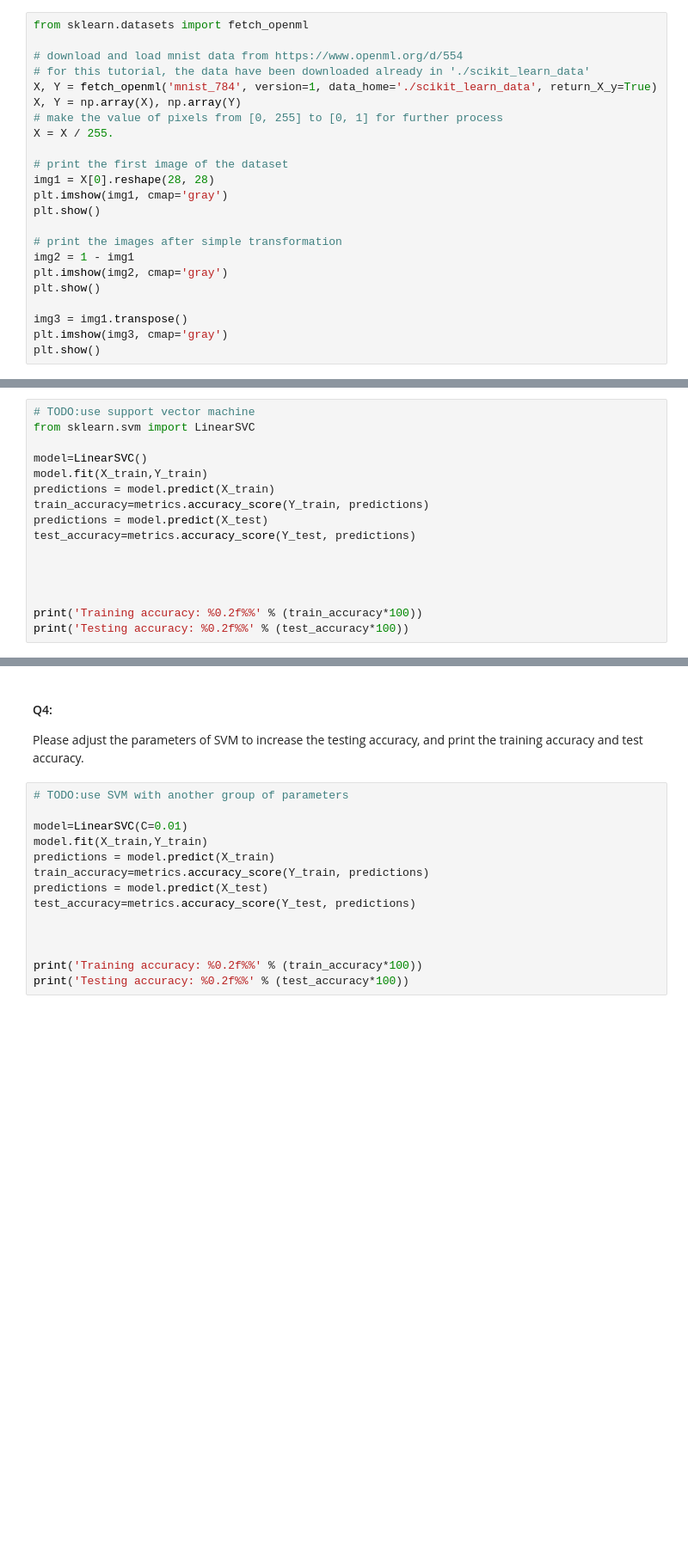
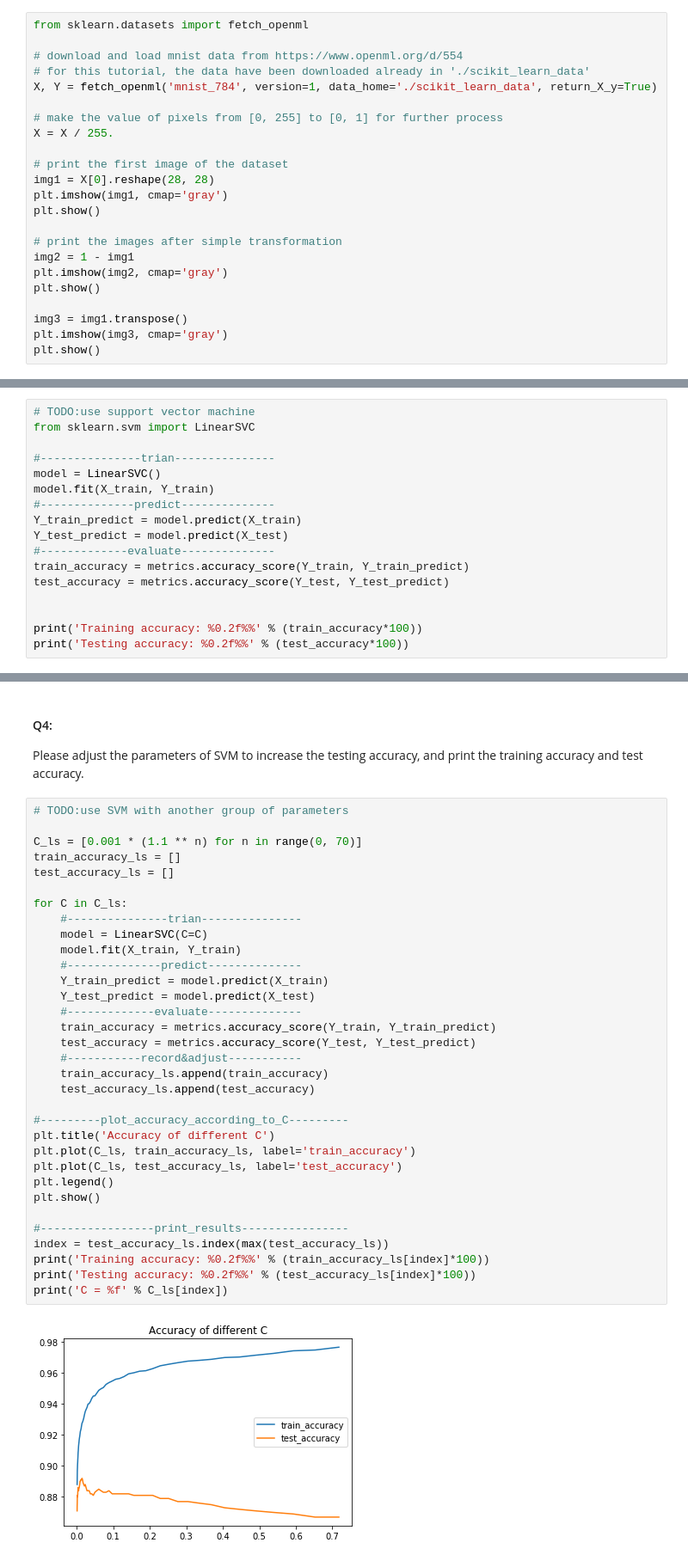
Before and after one commit to guwangtu/HW_mnist_tutorial, a Jupyter notebook: numpy_matplotlib_sklearn.ipynb, the cells around one changed output, grey strips where cells are left out. Shown: that part at 86% size. Cells and saved outputs as stored; diff of their text form; blank space fills up the shorter version.

```diff
--- a/numpy_matplotlib_sklearn.ipynb
+++ b/numpy_matplotlib_sklearn.ipynb
@@ -78,7 +78,7 @@ from sklearn.datasets import fetch_openml
 # download and load mnist data from https://www.openml.org/d/554
 # for this tutorial, the data have been downloaded already in './scikit_learn_data'
 X, Y = fetch_openml('mnist_784', version=1, data_home='./scikit_learn_data', return_X_y=True)
-X, Y = np.array(X), np.array(Y)
+
 # make the value of pixels from [0, 255] to [0, 1] for further process
 X = X / 255.
 
@@ -157,14 +164,15 @@ Please use the support vector machine(default parameters) in sklearn to classify
 # TODO:use support vector machine
 from sklearn.svm import LinearSVC
 
-model=LinearSVC()
-model.fit(X_train,Y_train)
-predictions = model.predict(X_train)
-train_accuracy=metrics.accuracy_score(Y_train, predictions)
-predictions = model.predict(X_test)
-test_accuracy=metrics.accuracy_score(Y_test, predictions)
-
-
+#---------------trian---------------
+model = LinearSVC()
+model.fit(X_train, Y_train)
+#--------------predict--------------
+Y_train_predict = model.predict(X_train)
+Y_test_predict = model.predict(X_test)
+#-------------evaluate--------------
+train_accuracy = metrics.accuracy_score(Y_train, Y_train_predict)
+test_accuracy = metrics.accuracy_score(Y_test, Y_test_predict)
 
 
 print('Training accuracy: %0.2f%%' % (train_accuracy*100))
@@ -178,15 +186,35 @@ Please adjust the parameters of SVM to increase the testing accuracy, and print
 # %%
 # TODO:use SVM with another group of parameters
 
-model=LinearSVC(C=0.01)
-model.fit(X_train,Y_train)
-predictions = model.predict(X_train)
-train_accuracy=metrics.accuracy_score(Y_train, predictions)
-predictions = model.predict(X_test)
-test_accuracy=metrics.accuracy_score(Y_test, predictions)
+C_ls = [0.001 * (1.1 ** n) for n in range(0, 70)]
+train_accuracy_ls = []
+test_accuracy_ls = []
 
+for C in C_ls:
+    #---------------trian---------------
+    model = LinearSVC(C=C)
+    model.fit(X_train, Y_train)
+    #--------------predict--------------
+    Y_train_predict = model.predict(X_train)
+    Y_test_predict = model.predict(X_test)
+    #-------------evaluate--------------
+    train_accuracy = metrics.accuracy_score(Y_train, Y_train_predict)
+    test_accuracy = metrics.accuracy_score(Y_test, Y_test_predict)
+    #-----------record&adjust-----------
+    train_accuracy_ls.append(train_accuracy)
+    test_accuracy_ls.append(test_accuracy)
 
+#---------plot_accuracy_according_to_C---------
+plt.title('Accuracy of different C')
+plt.plot(C_ls, train_accuracy_ls, label='train_accuracy')
+plt.plot(C_ls, test_accuracy_ls, label='test_accuracy')
+plt.legend()
+plt.show()
 
-print('Training accuracy: %0.2f%%' % (train_accuracy*100))
-print('Testing accuracy: %0.2f%%' % (test_accuracy*100))
+#-----------------print_results----------------
+index = test_accuracy_ls.index(max(test_accuracy_ls))
+print('Training accuracy: %0.2f%%' % (train_accuracy_ls[index]*100))
+print('Testing accuracy: %0.2f%%' % (test_accuracy_ls[index]*100))
+print('C = %f' % C_ls[index])
 # %% [output]
+[figure, added]
```
Also changed, not shown: parts of 4 cells of this notebook, 1 other file.
